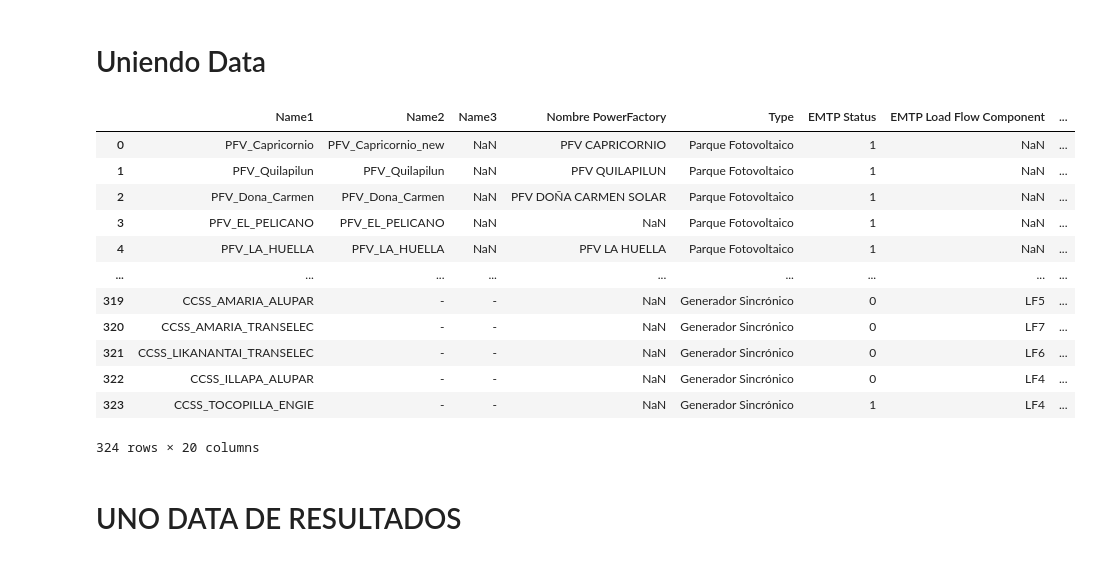
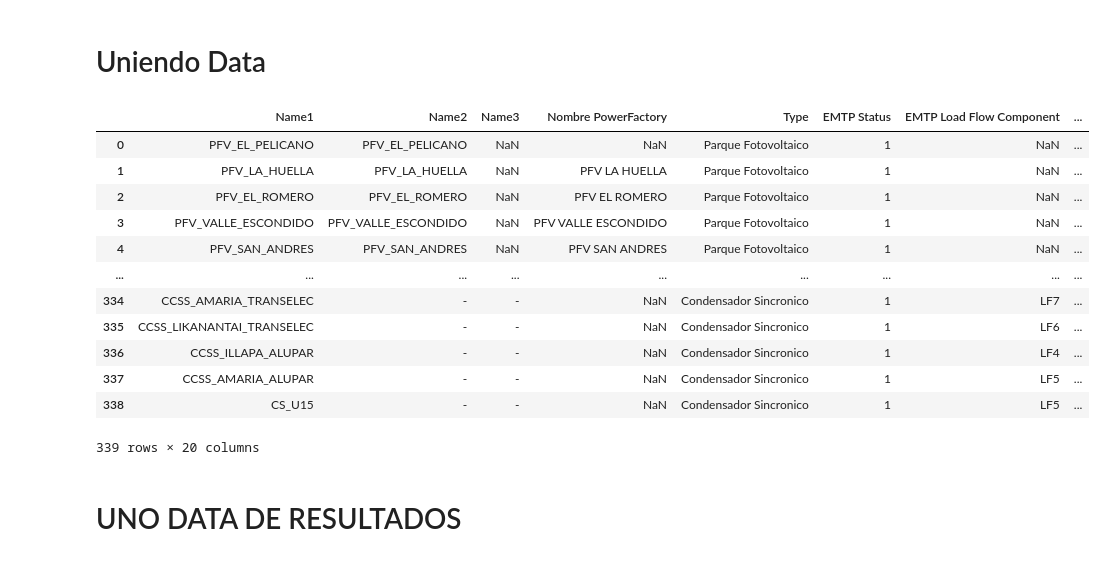
Before and after one commit to fabiMM94/Fabi_Casa_CEN, a Jupyter notebook: Data_code.ipynb, the cells around one changed output. Saved outputs shown, nothing was run; the diff lists cells and outputs as text; code cells hidden in the pictures.

```diff
--- a/Data_code.ipynb
+++ b/Data_code.ipynb
@@ -366,8 +403,8 @@ for name1 in datos_PMGD["Name1"]:
     Pset = df_PV.at[indice+21,"Value"]
 
     #--------------------------------------------------------------
-    datos_PMGD.at[c,'Nº_unid']= Npv
-    datos_PMGD.at[c,'Nº_unid_serv']= Npv_serv
+    datos_PMGD.at[c,'Nº_unid']= int(Npv)
+    datos_PMGD.at[c,'Nº_unid_serv']= int(Npv_serv)
     datos_PMGD.at[c,'Tensión Nominal [kV]']=Vnom
     datos_PMGD.at[c,"Potencia Nominal [MVA]"] = Snom
     datos_PMGD.at[c,"Sbase [MVA]"] = Sbase
@@ -433,8 +470,11 @@ datos_PV_OG["Type"] = len(datos_PV_OG)*["Parque Fotovoltaico"]
 
 c=-1
 for name1 in datos_PV_OG["Name1"]:
+    if name1 == "PFV_Lascar_OG":
+        name1 = "PFV_Lascar"
 
     c=c+1
+    print(name1)
     indice= df_PV.index[df_PV['Name_PV'] ==name1].tolist()[0]
     Spv= df_PV.at[indice+7,"Value"]
     Vnom = df_PV.at[indice+3,"Value"]
@@ -446,8 +486,8 @@ for name1 in datos_PV_OG["Name1"]:
     Pset = df_PV.at[indice+21,"Value"]
 
     #--------------------------------------------------------------
-    datos_PV_OG.at[c,'Nº_unid']= Npv
-    datos_PV_OG.at[c,'Nº_unid_serv']= Npv_serv
+    datos_PV_OG.at[c,'Nº_unid']= int(Npv)
+    datos_PV_OG.at[c,'Nº_unid_serv']= int(Npv_serv)
     datos_PV_OG.at[c,'Tensión Nominal [kV]']=Vnom
     datos_PV_OG.at[c,"Potencia Nominal [MVA]"] = Snom
     datos_PV_OG.at[c,"Sbase [MVA]"] = Sbase
@@ -518,8 +575,8 @@ for name1 in datos_WP["Name1"]:
         Sbase = Spv*Npv_serv
 
     #--------------------------------------------------------------
-    datos_WP.at[c,'Nº_unid']= Nwp
-    datos_WP.at[c,'Nº_unid_serv']= Nwp_serv
+    datos_WP.at[c,'Nº_unid']= int(Nwp)
+    datos_WP.at[c,'Nº_unid_serv']= int(Nwp_serv)
     datos_WP.at[c,'Tensión Nominal [kV]']=Vnom
     datos_WP.at[c,"Potencia Nominal [MVA]"] = Snom
     datos_WP.at[c,"Sbase [MVA]"] = Sbase
@@ -751,13 +809,16 @@ datos_CCSS["Name3"] =df_sg["Name3"]
 datos_CCSS["EMTP Status"] = df_sg["StatusFinal"]
 ##----------- elimino los OG
 #datos_CCSS2= datos_CCSS[datos_CCSS['Name1'].str.contains('SM3', na=False)]
+datos_CCSS2 = datos_CCSS[datos_CCSS['Name1'].str.contains('CS_U15', na=False)]
 datos_CCSS = datos_CCSS[datos_CCSS['Name1'].str.contains('CCSS', na=False)]
+datos_CCSS = pd.concat([datos_CCSS, datos_CCSS2], axis=0, ignore_index=True)
 #datos_CCSS = pd.concat([datos_CCSS, datos_CCSS2], axis=0, ignore_index=True)
 
 datos_CCSS = datos_CCSS.reset_index(drop=True)
-datos_CCSS["Type"] = len(datos_CCSS)*["Generador Sincrónico"]
+datos_CCSS["Type"] = len(datos_CCSS)*["Condensador Sincronico"]
 
 df_lfToSGCCSS = pd.read_excel('Plantas.xlsx',sheet_name='CCSS')
+print(datos_CCSS)
 ##-------------------------------------------------------------------
 
 
@@ -809,6 +870,10 @@ Nsg = len(datos_CCSS)
 datos_CCSS["Nº_unid_serv"] = ["1"]*Nsg
 datos_CCSS["Nº_unid"] = ["1"]*Nsg
 #pd.set_option('display.max_rows', 151)
+##------------------------------------
 
+datos_CCSS.loc[datos_CCSS['Name1'] == 'CS_U15', 'Sbase [MVA]'] = 147.1
+
+#
 datos_CCSS
 # %% [output]
@@ -828,26 +904,29 @@ CCSS_TOCOPILLA_ENGIE
 # Uniendo Data
 # %%
 df_concatenado = pd.concat([datos_PV, datos_WP, datos_SG,datos_PMGD,datos_PV_OG,datos_SG_OG,datos_CCSS ], axis=0, ignore_index=True)
-df_concatenado['P_set [MW]'] = df_concatenado['P_set [MW]'].astype(float)
-df_concatenado['Q_set [Mvar]'] = df_concatenado['Q_set [Mvar]'].astype(float)
 
+#-------- redondeo columnas
+df_concatenado['P_set [MW]'] = df_concatenado['P_set [MW]'].astype(float).round(2)
+df_concatenado['Q_set [Mvar]'] = df_concatenado['Q_set [Mvar]'].astype(float).round(2)
+df_concatenado['Sbase [MVA]'] = df_concatenado['Sbase [MVA]'].astype(float).round(2)
+df_concatenado['Potencia Nominal [MVA]'] = df_concatenado['Potencia Nominal [MVA]'].astype(float).round(2)
 
 df_concatenado
 #df_concatenado
 # %% [output]
 |  | Name1 | Name2 | Name3 | Nombre PowerFactory | Type | EMTP Status | EMTP Load Flow Component | ... |
-| 0 | PFV_Capricornio | PFV_Capricornio_new | NaN | PFV CAPRICORNIO | Parque Fotovoltaico | 1 | NaN | ... |
-| 1 | PFV_Quilapilun | PFV_Quilapilun | NaN | PFV QUILAPILUN | Parque Fotovoltaico | 1 | NaN | ... |
-| 2 | PFV_Dona_Carmen | PFV_Dona_Carmen | NaN | PFV DOÑA CARMEN SOLAR | Parque Fotovoltaico | 1 | NaN | ... |
-| 3 | PFV_EL_PELICANO | PFV_EL_PELICANO | NaN | NaN | Parque Fotovoltaico | 1 | NaN | ... |
-| 4 | PFV_LA_HUELLA | PFV_LA_HUELLA | NaN | PFV LA HUELLA | Parque Fotovoltaico | 1 | NaN | ... |
+| 0 | PFV_EL_PELICANO | PFV_EL_PELICANO | NaN | NaN | Parque Fotovoltaico | 1 | NaN | ... |
+| 1 | PFV_LA_HUELLA | PFV_LA_HUELLA | NaN | PFV LA HUELLA | Parque Fotovoltaico | 1 | NaN | ... |
+| 2 | PFV_EL_ROMERO | PFV_EL_ROMERO | NaN | PFV EL ROMERO | Parque Fotovoltaico | 1 | NaN | ... |
+| 3 | PFV_VALLE_ESCONDIDO | PFV_VALLE_ESCONDIDO | NaN | PFV VALLE ESCONDIDO | Parque Fotovoltaico | 1 | NaN | ... |
+| 4 | PFV_SAN_ANDRES | PFV_SAN_ANDRES | NaN | PFV SAN ANDRES | Parque Fotovoltaico | 1 | NaN | ... |
 | ... | ... | ... | ... | ... | ... | ... | ... | ... |
-| 319 | CCSS_AMARIA_ALUPAR | - | - | NaN | Generador Sincrónico | 0 | LF5 | ... |
-| 320 | CCSS_AMARIA_TRANSELEC | - | - | NaN | Generador Sincrónico | 0 | LF7 | ... |
-| 321 | CCSS_LIKANANTAI_TRANSELEC | - | - | NaN | Generador Sincrónico | 0 | LF6 | ... |
-| 322 | CCSS_ILLAPA_ALUPAR | - | - | NaN | Generador Sincrónico | 0 | LF4 | ... |
-| 323 | CCSS_TOCOPILLA_ENGIE | - | - | NaN | Generador Sincrónico | 1 | LF4 | ... |
+| 334 | CCSS_AMARIA_TRANSELEC | - | - | NaN | Condensador Sincronico | 1 | LF7 | ... |
+| 335 | CCSS_LIKANANTAI_TRANSELEC | - | - | NaN | Condensador Sincronico | 1 | LF6 | ... |
+| 336 | CCSS_ILLAPA_ALUPAR | - | - | NaN | Condensador Sincronico | 1 | LF4 | ... |
+| 337 | CCSS_AMARIA_ALUPAR | - | - | NaN | Condensador Sincronico | 1 | LF5 | ... |
+| 338 | CS_U15 | - | - | NaN | Condensador Sincronico | 1 | LF5 | ... |
-324 rows × 20 columns
+339 rows × 20 columns
 # %% [markdown]
 # UNO DATA DE RESULTADOS
 # %%
```
Also changed, not shown: parts of 26 cells of this notebook, 47 other files.
